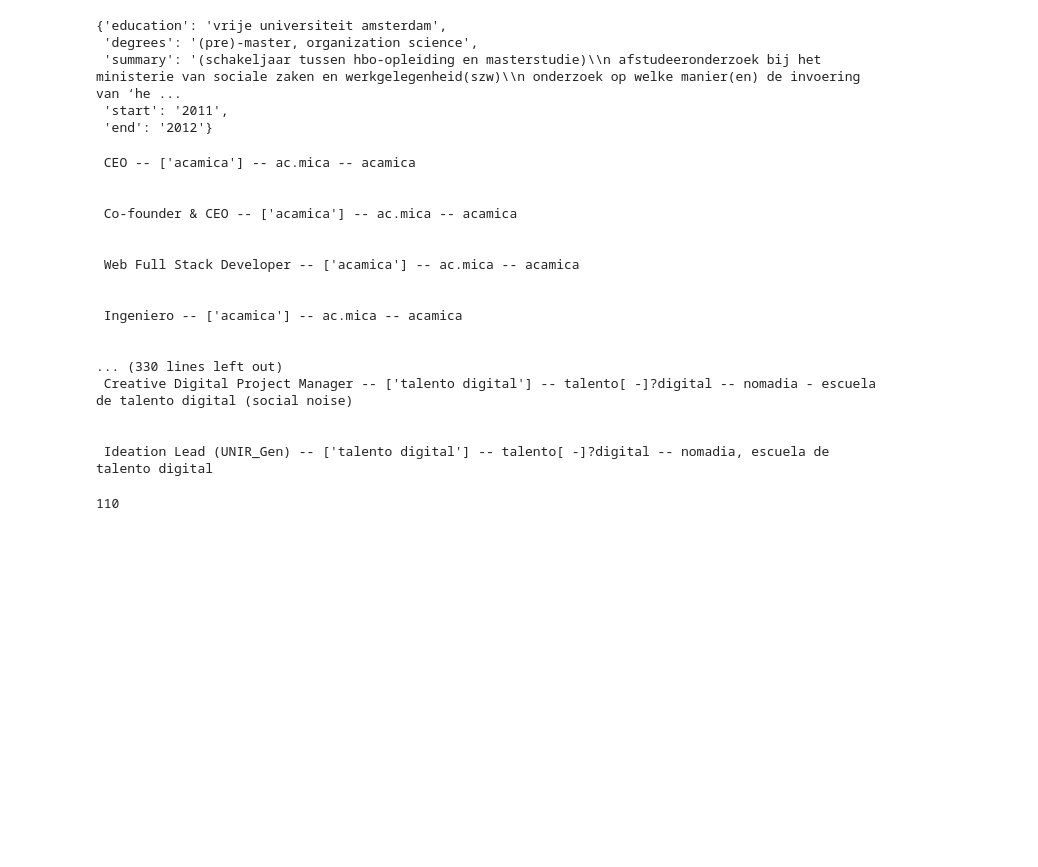
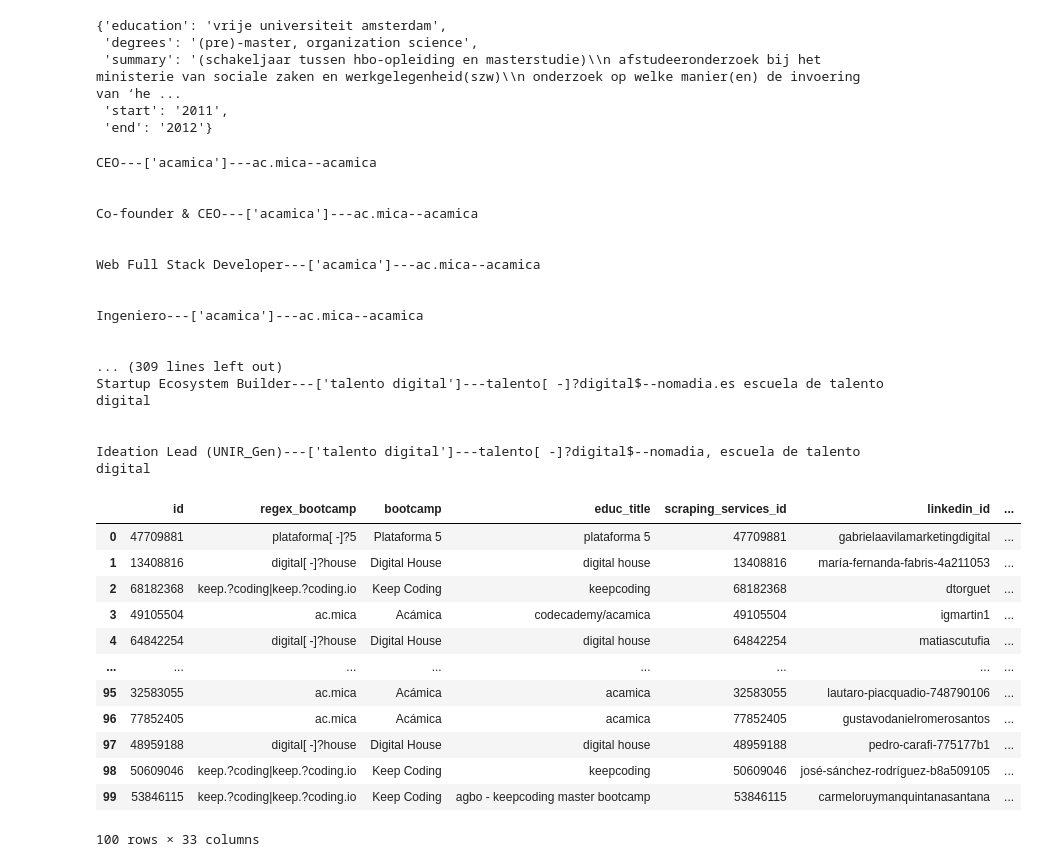
Before and after one commit to jguerrae/bootcamps, a Jupyter notebook: 2_edu.ipynb, the cells around one changed output. Saved outputs shown, nothing was run; the diff lists cells and outputs as text; code cells hidden in the pictures; blank space fills up the shorter version.

Commit message:
Changes Educ
Cambios en código educ

```diff
--- a/2_edu.ipynb
+++ b/2_edu.ipynb
@@ -173,6 +208,7 @@ boots =['4[ -]?geeks',
  'noukod|noukood|noukd',
  'plataforma[ -]?5',
  'programa[ -]?valentina',
+ 'pygmalion'
  'reprograma',
  'worldtech$',  #se cambió  para que solo termine con $
  'bictia|bi.?tia',
@@ -194,38 +230,63 @@ boots =['4[ -]?geeks',
 # %%
 #LOOP PARA BUSCAR SI EL INDIVIDUO TIENE FORMACIÓN EN ALGÚN BOOTCAMP
 c = []
-m = []
-for boot in boots:
-    for i in range(len(dfe.educacion)):
-        for edu in dfe.educacion[i]:
-            # print(edu, i)
-            if "education" in edu:
-                # print(boot, edu["education"])
-                A = re.findall(boot, edu["education"])
-                if len(A) > 0:
-                    c.append(A)
-                    m.append(boot)
-                    print(f" {dfe['job_title'][i]} -- {A} -- {boot} -- {edu['education']} \n \n")
-                    # print(f"{A} -- {boot} -- {edu['education']}")
+for boot in range(len(boots)): #PARA CADA BOOTCAMP
+    for i in range(len(dfe.educacion)): #PARA CADA INDIVIDUO
+        for h in range(len(dfe.educacion[i])): #DENTRO LA EDUCACIÓN DE CADA INDIVIDUO
+            if "education" in dfe.educacion[i][h]: #SI TIENE EL CAMPO EDUCACIÓN
+                A = re.findall(boots[boot], dfe.educacion[i][h]["education"]) #REVISA SI ESTÁ EN UN BOOTCAMP
+                if len(A) > 0 : #SI ESA REVISIÓN ES NO VACÍA
+                    c.append((dfe.id[i], boots[boot], lista_boots[boot], dfe.educacion[i][h]['education']))
+                    # c.append((dfe.id[i], h)) #AÑADE EL ID DE ESE INDIVIDUO Y EL LUGAR DONDE ESTÁ ESA EDUCACIÓN
+                    print(f"{dfe['job_title'][i]}---{A}---{boots[boot]}--{dfe.educacion[i][h]['education']} \n \n")
+
+
+            #LOOP SIN INDICE
+            # for edu in dfe.educacion[i]:
+            # if "education" in edu:
+            #     # print(boot, edu["education"])
+            #     A = re.findall(boot, edu["education"])
+            #     if len(A) > 0:
+            #         c.append(A)
+            #         m.append(boot)
+            #         print(f" {dfe['job_title'][i]} -- {A} -- {boot} -- {edu['education']} \n \n")
+            #         # print(f"{A} -- {boot} -- {edu['education']}")
 # %% [output]
- CEO -- ['acamica'] -- ac.mica -- acamica
+CEO---['acamica']---ac.mica--acamica
 
 
- Co-founder & CEO -- ['acamica'] -- ac.mica -- acamica
+Co-founder & CEO---['acamica']---ac.mica--acamica
 
 
- Web Full Stack Developer -- ['acamica'] -- ac.mica -- acamica
+Web Full Stack Developer---['acamica']---ac.mica--acamica
 
 
- Ingeniero -- ['acamica'] -- ac.mica -- acamica
+Ingeniero---['acamica']---ac.mica--acamica
 
 
-... (330 lines left out)
- Creative Digital Project Manager -- ['talento digital'] -- talento[ -]?digital -- nomadia - escuela de talento digital (social noise)
+... (309 lines left out)
+Startup Ecosystem Builder---['talento digital']---talento[ -]?digital$--nomadia.es escuela de talento digital
 
 
- Ideation Lead (UNIR_Gen) -- ['talento digital'] -- talento[ -]?digital -- nomadia, escuela de talento digital
+Ideation Lead (UNIR_Gen)---['talento digital']---talento[ -]?digital$--nomadia, escuela de talento digital
-# %%
-len(c)
-# %% [output]
-110
+# %%
+c = list(set(c))
+educ_boots = pd.DataFrame.from_records
+    c, columns=['id', 'regex_bootcamp', 'bootcamp', "educ_title"])
+# %%
+educ_boots = pd.merge(educ_boots, dfe, "left", "id")
+educ_boots
+# %% [output]
+|  | id | regex_bootcamp | bootcamp | educ_title | scraping_services_id | linkedin_id | ... |
+| 0 | 47709881 | plataforma[ -]?5 | Plataforma 5 | plataforma 5 | 47709881 | gabrielaavilamarketingdigital | ... |
+| 1 | 13408816 | digital[ -]?house | Digital House | digital house | 13408816 | maría-fernanda-fabris-4a211053 | ... |
+| 2 | 68182368 | keep.?coding|keep.?coding.io | Keep Coding | keepcoding | 68182368 | dtorguet | ... |
+| 3 | 49105504 | ac.mica | Acámica | codecademy/acamica | 49105504 | igmartin1 | ... |
+| 4 | 64842254 | digital[ -]?house | Digital House | digital house | 64842254 | matiascutufia | ... |
+| ... | ... | ... | ... | ... | ... | ... | ... |
+| 95 | 32583055 | ac.mica | Acámica | acamica | 32583055 | lautaro-piacquadio-748790106 | ... |
+| 96 | 77852405 | ac.mica | Acámica | acamica | 77852405 | gustavodanielromerosantos | ... |
+| 97 | 48959188 | digital[ -]?house | Digital House | digital house | 48959188 | pedro-carafi-775177b1 | ... |
+| 98 | 50609046 | keep.?coding|keep.?coding.io | Keep Coding | keepcoding | 50609046 | josé-sánchez-rodríguez-b8a509105 | ... |
+| 99 | 53846115 | keep.?coding|keep.?coding.io | Keep Coding | agbo - keepcoding master bootcamp | 53846115 | carmeloruymanquintanasantana | ... |
+100 rows × 33 columns
```
Also changed, not shown: parts of 2 cells of this notebook.
